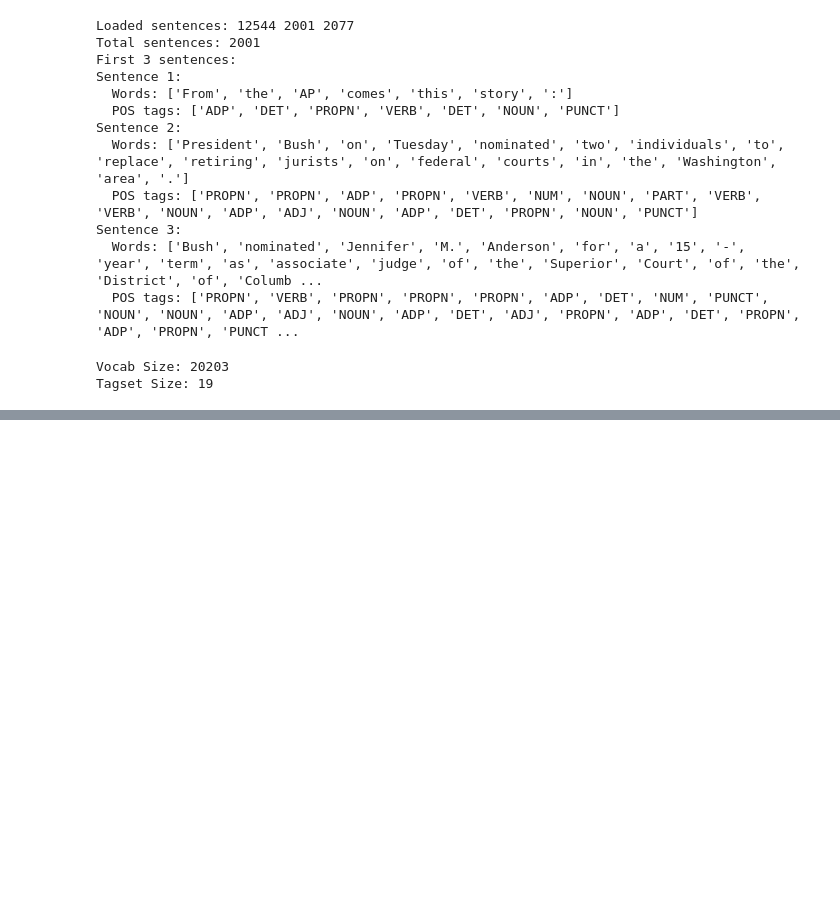
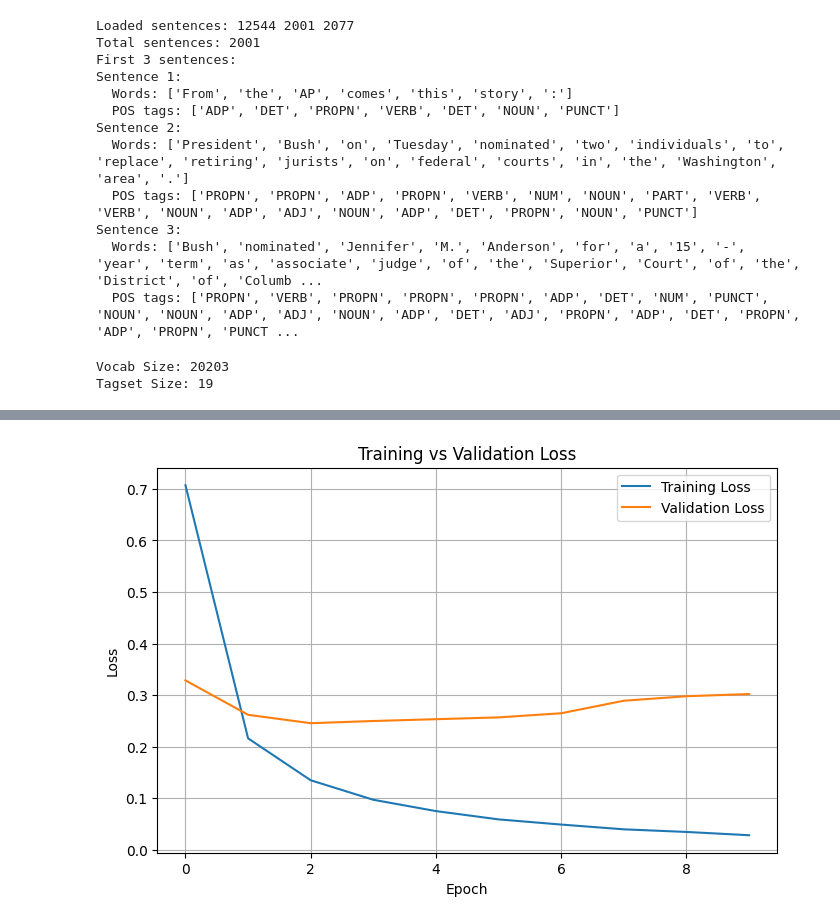
Before and after one commit to RICADINHO/ProjetoAAA, a Jupyter notebook: Part1/teste.ipynb, the cells around one changed output, grey strips where cells are left out. Saved outputs shown, nothing was run; the diff lists cells and outputs as text; code cells hidden in the pictures; blank space fills up the shorter version.

```diff
--- a/Part1/teste.ipynb
+++ b/Part1/teste.ipynb
@@ -87,9 +88,8 @@ Sentence 3:
 PAD_TOKEN = "<PAD>"
 UNK_TOKEN = "<UNK>"
 BATCH_SIZE = 32
-EMBEDDING_DIM = 100
+EMBEDDING_DIM = 300
 HIDDEN_DIM = 128
-
 
 # --- Vocabulary Helpers ---
 def build_vocab(sentences, min_freq=1):
@@ -125,12 +125,14 @@ def build_vocab(sentences, min_freq=1):
 
     return word2idx, tag2idx
 
-# Build vocab based on TRAIN set only to avoid data leakage
+# Build vocab based on TRAIN set only to avoid data leakage~
 word2idx, tag2idx = build_vocab(train_sents)
 idx2tag = {v: k for k, v in tag2idx.items()}
 
 print(f"\nVocab Size: {len(word2idx)}")
+vocab_size = len(word2idx)
 print(f"Tagset Size: {len(tag2idx)}")
+num_tags = len(tag2idx)
 # %% [output]
 Vocab Size: 20203
 Tagset Size: 19
@@ -198,9 +267,11 @@ class LSTMTagger(nn.Module):
 # %%
 def train_model(model, train_loader, val_loader, NUM_EPOCHS=10, learning_rate=0.001):
 
-    # Loss function and optimizer
-    criterion = nn.CrossEntropyLoss(ignore_index=0) # ignorar padding
+    criterion = nn.CrossEntropyLoss(ignore_index=0)
     optimizer = optim.Adam(model.parameters(), lr=learning_rate)
+
+    train_losses = []
+    val_losses = []
 
     for epoch in range(NUM_EPOCHS):
         model.train()
@@ -222,29 +293,37 @@ def train_model(model, train_loader, val_loader, NUM_EPOCHS=10, learning_rate=0.
             running_train_loss += loss.item()
 
         train_loss = running_train_loss / len(train_loader)
+        train_losses.append(train_loss)
 
-        # --- Validation Loop ---
-        model.eval() # Set the model to evaluation mode (e.g., disables dropout)
+        # --- Validation ---
+        model.eval()
         running_val_loss = 0.0
-        with torch.no_grad(): # Disable gradient calculation for validation
+
+        with torch.no_grad():
             for batch_features, batch_labels in val_loader:
                 batch_features, batch_labels = batch_features.to(device), batch_labels.to(device)
+
                 outputs = model(batch_features)
                 outputs = outputs.view(-1, outputs.shape[-1])
                 batch_labels = batch_labels.view(-1)
+
                 loss = criterion(outputs, batch_labels)
                 running_val_loss += loss.item()
 
         val_loss = running_val_loss / len(val_loader)
+        val_losses.append(val_loss)
 
         print(f"Epoch [{epoch+1}/{NUM_EPOCHS}], Train Loss: {train_loss:.4f}, Val Loss: {val_loss:.4f}")
+
+    return train_losses, val_losses
 # %%
 # Model Initialization
 model = LSTMTagger(
     vocab_size=len(word2idx),
     tagset_size=len(tag2idx),
     embedding_dim=EMBEDDING_DIM,
-    hidden_dim=HIDDEN_DIM
+    hidden_dim=HIDDEN_DIM,
+    pretrained_embeddings = glove_embeddings_matrix
 ).to(device)
 
 print(f"LSTM Model parameters: {sum(p.numel() for p in model.parameters())}")
@@ -258,7 +338,8 @@ EPOCHS = 10
 start_time = time.time()
 print("\nStarting Training...")
 
-lstm = train_model(model,train_loader,val_loader,EPOCHS,LEARNING_RATE)
+train_losses, val_losses = train_model(model, train_loader, val_loader, NUM_EPOCHS=10, learning_rate=0.001)
+
 
 total_time = time.time() - start_time
 # %% [output]
@@ -303,6 +384,20 @@ def evaluate_model(model, dataloader, idx2tag, device):
     report = classification_report(all_labels, all_preds, labels=unique_labels, target_names=target_names, zero_division=0)
 
     return acc, report
+# %%
+import matplotlib.pyplot as plt
+
+plt.figure(figsize=(8,5))
+plt.plot(train_losses, label="Training Loss")
+plt.plot(val_losses, label="Validation Loss")
+plt.xlabel("Epoch")
+plt.ylabel("Loss")
+plt.title("Training vs Validation Loss")
+plt.legend()
+plt.grid(True)
+plt.show()
+# %% [output]
+[figure, added]
 # %%
 acc, report = evaluate_model(model, test_loader, idx2tag, device)
 
```
Also changed, not shown: parts of 16 cells of this notebook, 2 other files.
